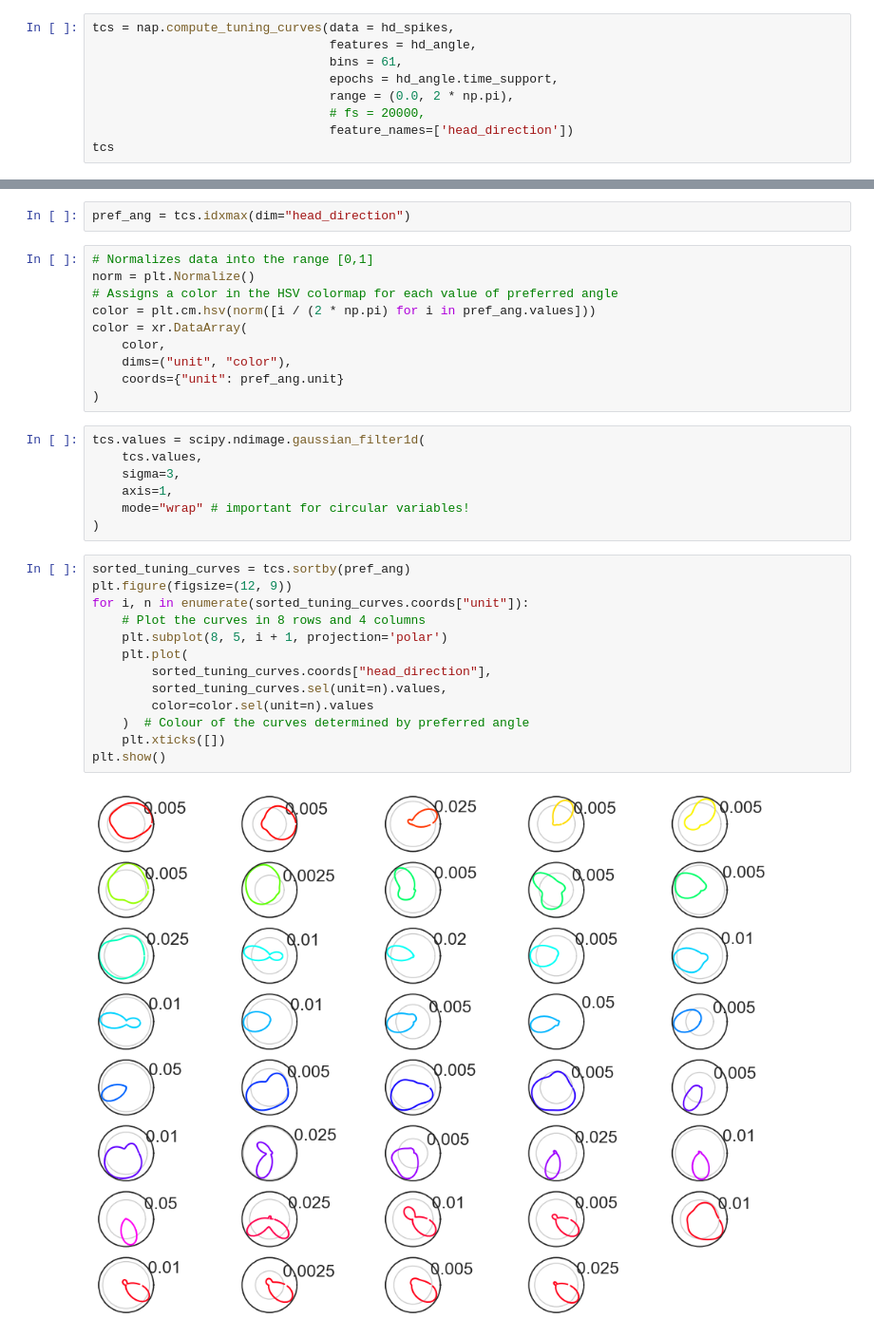
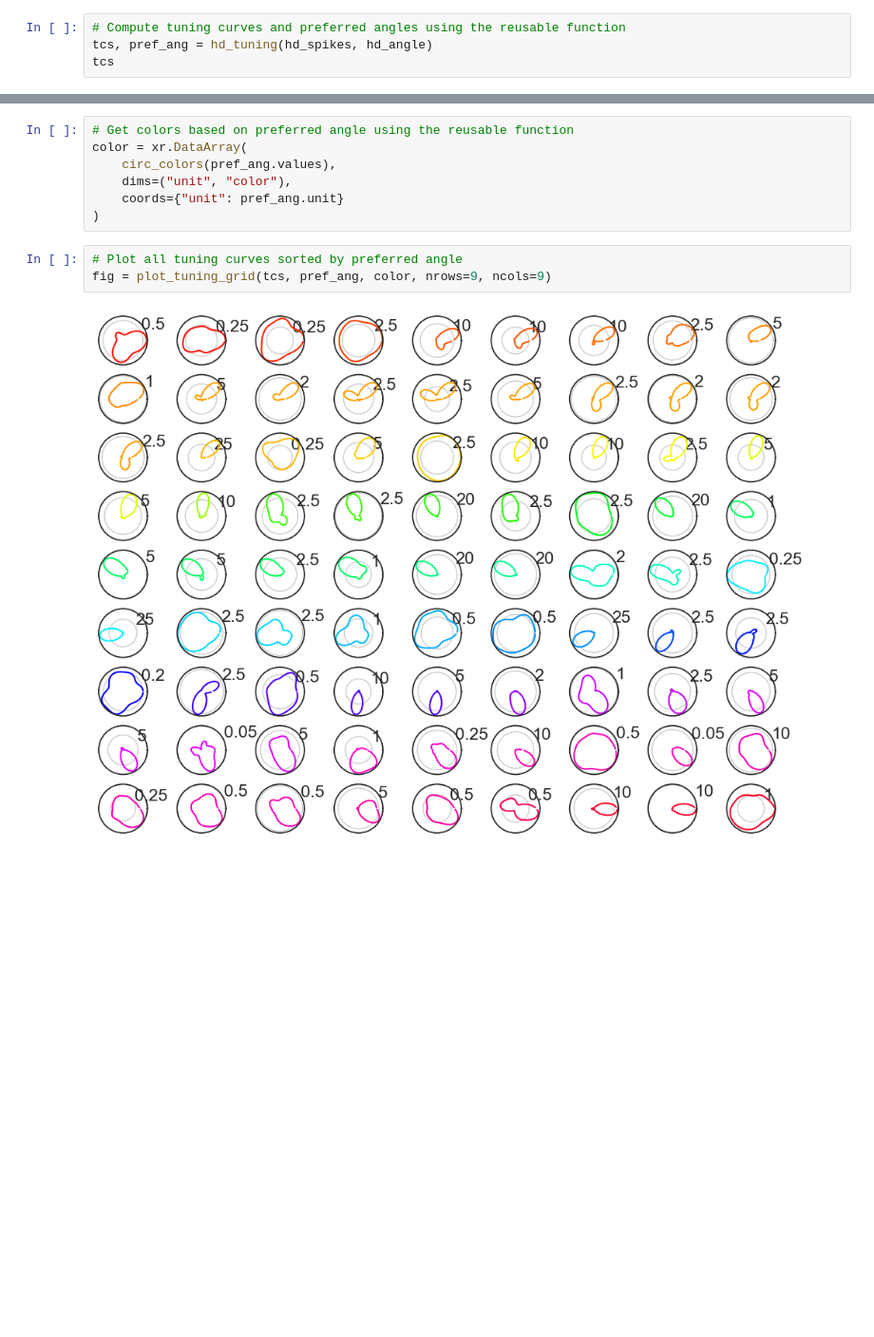
Before and after one commit to Senzai-Lab/nrem_sc, a Jupyter notebook: scripts/tuning_curves.ipynb, the cells around one changed output, grey strips where cells are left out. Shown at 95% size. Saved outputs shown, nothing was run; the diff lists cells and outputs as text; blank space fills up the shorter version.

```diff
--- a/scripts/tuning_curves.ipynb
+++ b/scripts/tuning_curves.ipynb
@@ -51,10 +53,5 @@ ts_group = nap.TsGroup(spike_times)
 # %%
-tcs = nap.compute_tuning_curves(data = hd_spikes,
-                                features = hd_angle,
-                                bins = 61,
-                                epochs = hd_angle.time_support,
-                                range = (0.0, 2 * np.pi),
-                                # fs = 20000,
-                                feature_names=['head_direction'])
+# Compute tuning curves and preferred angles using the reusable function
+tcs, pref_ang = hd_tuning(hd_spikes, hd_angle)
 tcs
 # %% [output]
@@ -78,34 +75,12 @@ Attributes:
-# %%
-pref_ang = tcs.idxmax(dim="head_direction")
 # %%
-# Normalizes data into the range [0,1]
-norm = plt.Normalize()
-# Assigns a color in the HSV colormap for each value of preferred angle
-color = plt.cm.hsv(norm([i / (2 * np.pi) for i in pref_ang.values]))
+# Get colors based on preferred angle using the reusable function
 color = xr.DataArray(
-    color,
+    circ_colors(pref_ang.values),
     dims=("unit", "color"),
     coords={"unit": pref_ang.unit}
 )
-# %%
-tcs.values = scipy.ndimage.gaussian_filter1d(
-    tcs.values,
-    sigma=3,
-    axis=1,
-    mode="wrap" # important for circular variables!
-)
 # %%
-sorted_tuning_curves = tcs.sortby(pref_ang)
-plt.figure(figsize=(12, 9))
-for i, n in enumerate(sorted_tuning_curves.coords["unit"]):
-    # Plot the curves in 8 rows and 4 columns
-    plt.subplot(8, 5, i + 1, projection='polar')
-    plt.plot(
-        sorted_tuning_curves.coords["head_direction"],
-        sorted_tuning_curves.sel(unit=n).values,
-        color=color.sel(unit=n).values
-    )  # Colour of the curves determined by preferred angle
-    plt.xticks([])
-plt.show()
+# Plot all tuning curves sorted by preferred angle
+fig = plot_tuning_grid(tcs, pref_ang, color, nrows=9, ncols=9)
 # %% [output]
-[figure, old version]
+[figure, new version]
```
Also changed, not shown: parts of 15 cells of this notebook, 22 other files.
